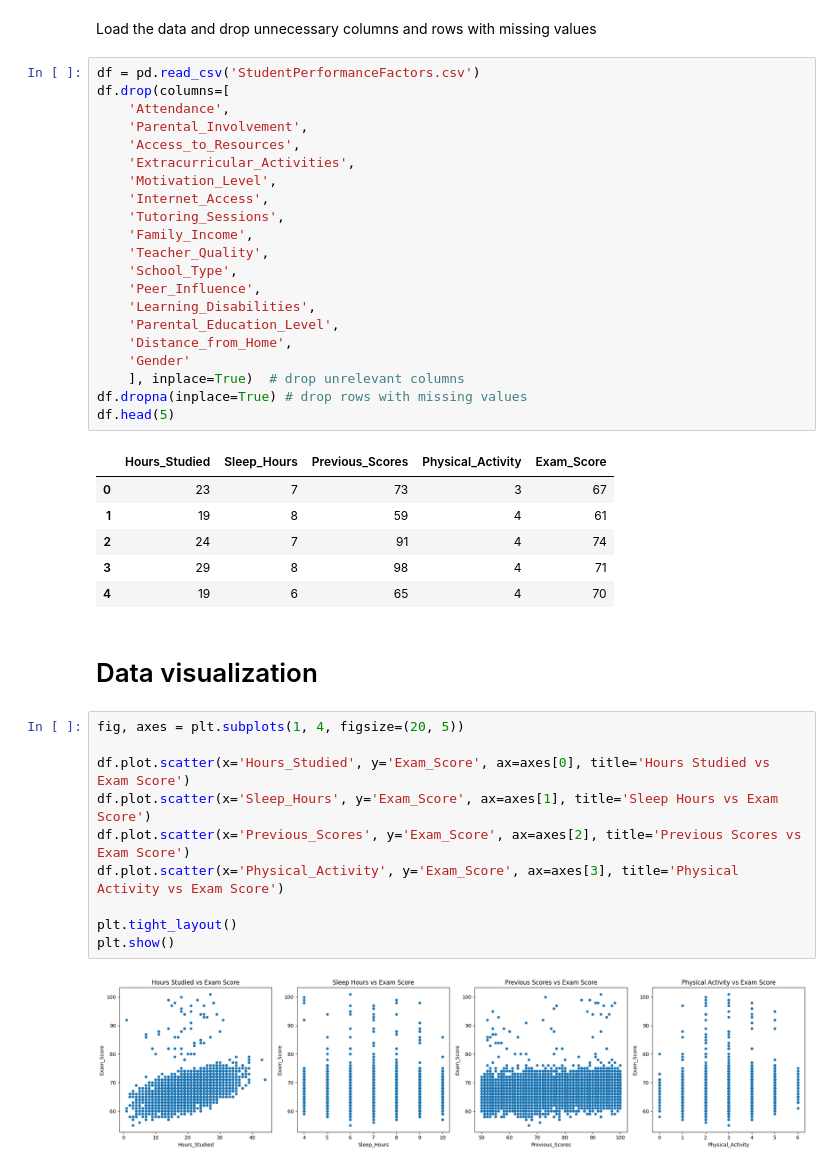
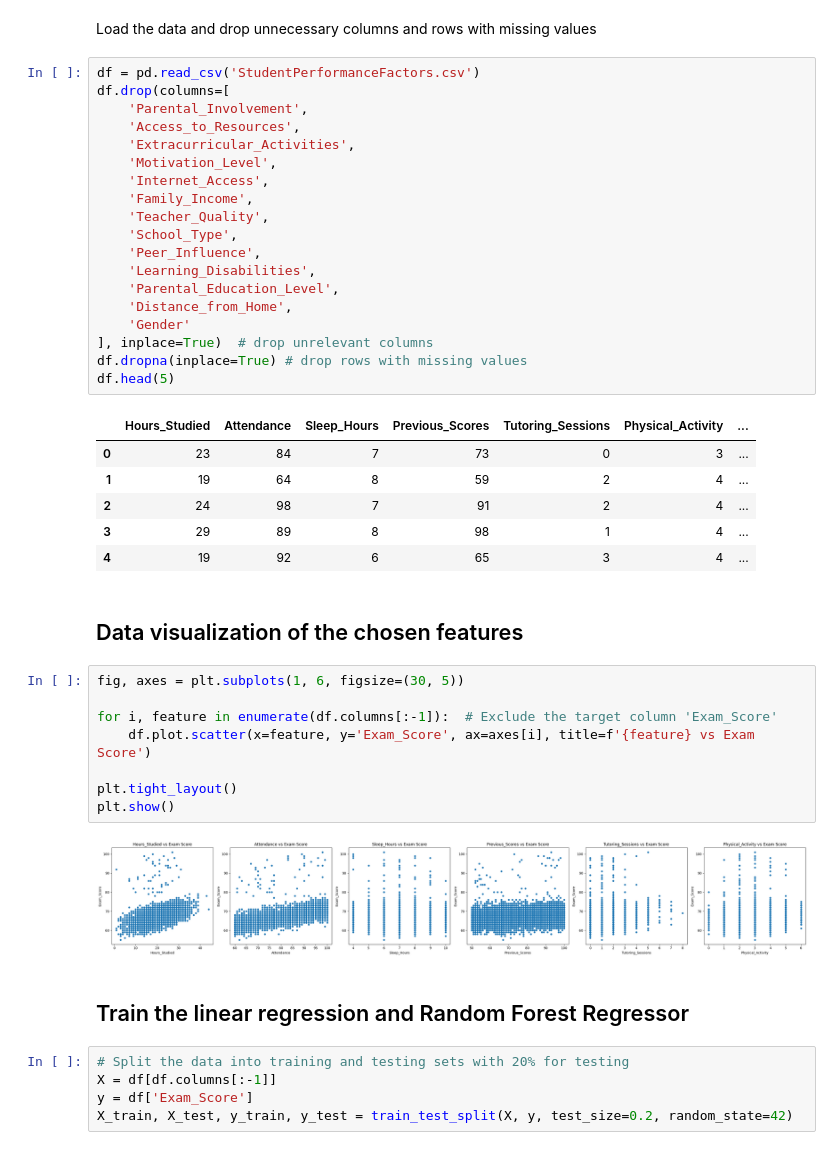
Before and after one commit to lauri-lyytikainen/ml_2025, a Jupyter notebook: main.ipynb, the cells around one changed output. Cells and saved outputs as stored; diff of their text form.

```diff
--- a/main.ipynb
+++ b/main.ipynb
@@ -12,13 +15,11 @@ Load the data and drop unnecessary columns and rows with missing values
 # %%
 df = pd.read_csv('StudentPerformanceFactors.csv')
 df.drop(columns=[
-    'Attendance',
     'Parental_Involvement',
     'Access_to_Resources',
     'Extracurricular_Activities',
     'Motivation_Level',
     'Internet_Access',
-    'Tutoring_Sessions',
     'Family_Income',
     'Teacher_Quality',
     'School_Type',
@@ -27,27 +28,32 @@ df.drop(columns=[
     'Parental_Education_Level',
     'Distance_from_Home',
     'Gender'
-    ], inplace=True)  # drop unrelevant columns
+], inplace=True)  # drop unrelevant columns
 df.dropna(inplace=True) # drop rows with missing values
 df.head(5)
 # %% [output]
-|  | Hours_Studied | Sleep_Hours | Previous_Scores | Physical_Activity | Exam_Score |
-| 0 | 23 | 7 | 73 | 3 | 67 |
-| 1 | 19 | 8 | 59 | 4 | 61 |
-| 2 | 24 | 7 | 91 | 4 | 74 |
-| 3 | 29 | 8 | 98 | 4 | 71 |
-| 4 | 19 | 6 | 65 | 4 | 70 |
+|  | Hours_Studied | Attendance | Sleep_Hours | Previous_Scores | Tutoring_Sessions | Physical_Activity | ... |
+| 0 | 23 | 84 | 7 | 73 | 0 | 3 | ... |
+| 1 | 19 | 64 | 8 | 59 | 2 | 4 | ... |
+| 2 | 24 | 98 | 7 | 91 | 2 | 4 | ... |
+| 3 | 29 | 89 | 8 | 98 | 1 | 4 | ... |
+| 4 | 19 | 92 | 6 | 65 | 3 | 4 | ... |
 # %% [markdown]
-# Data visualization
+## Data visualization of the chosen features
 # %%
-fig, axes = plt.subplots(1, 4, figsize=(20, 5))
+fig, axes = plt.subplots(1, 6, figsize=(30, 5))
 
-df.plot.scatter(x='Hours_Studied', y='Exam_Score', ax=axes[0], title='Hours Studied vs Exam Score')
-df.plot.scatter(x='Sleep_Hours', y='Exam_Score', ax=axes[1], title='Sleep Hours vs Exam Score')
-df.plot.scatter(x='Previous_Scores', y='Exam_Score', ax=axes[2], title='Previous Scores vs Exam Score')
-df.plot.scatter(x='Physical_Activity', y='Exam_Score', ax=axes[3], title='Physical Activity vs Exam Score')
+for i, feature in enumerate(df.columns[:-1]):  # Exclude the target column 'Exam_Score'
+    df.plot.scatter(x=feature, y='Exam_Score', ax=axes[i], title=f'{feature} vs Exam Score')
 
 plt.tight_layout()
 plt.show()
 # %% [output]
-[figure, old version]
+[figure, new version]
+# %% [markdown]
+## Train the linear regression and Random Forest Regressor
+# %%
+# Split the data into training and testing sets with 20% for testing
+X = df[df.columns[:-1]]
+y = df['Exam_Score']
+X_train, X_test, y_train, y_test = train_test_split(X, y, test_size=0.2, random_state=42)
```
Also changed, not shown: parts of 7 cells of this notebook.
